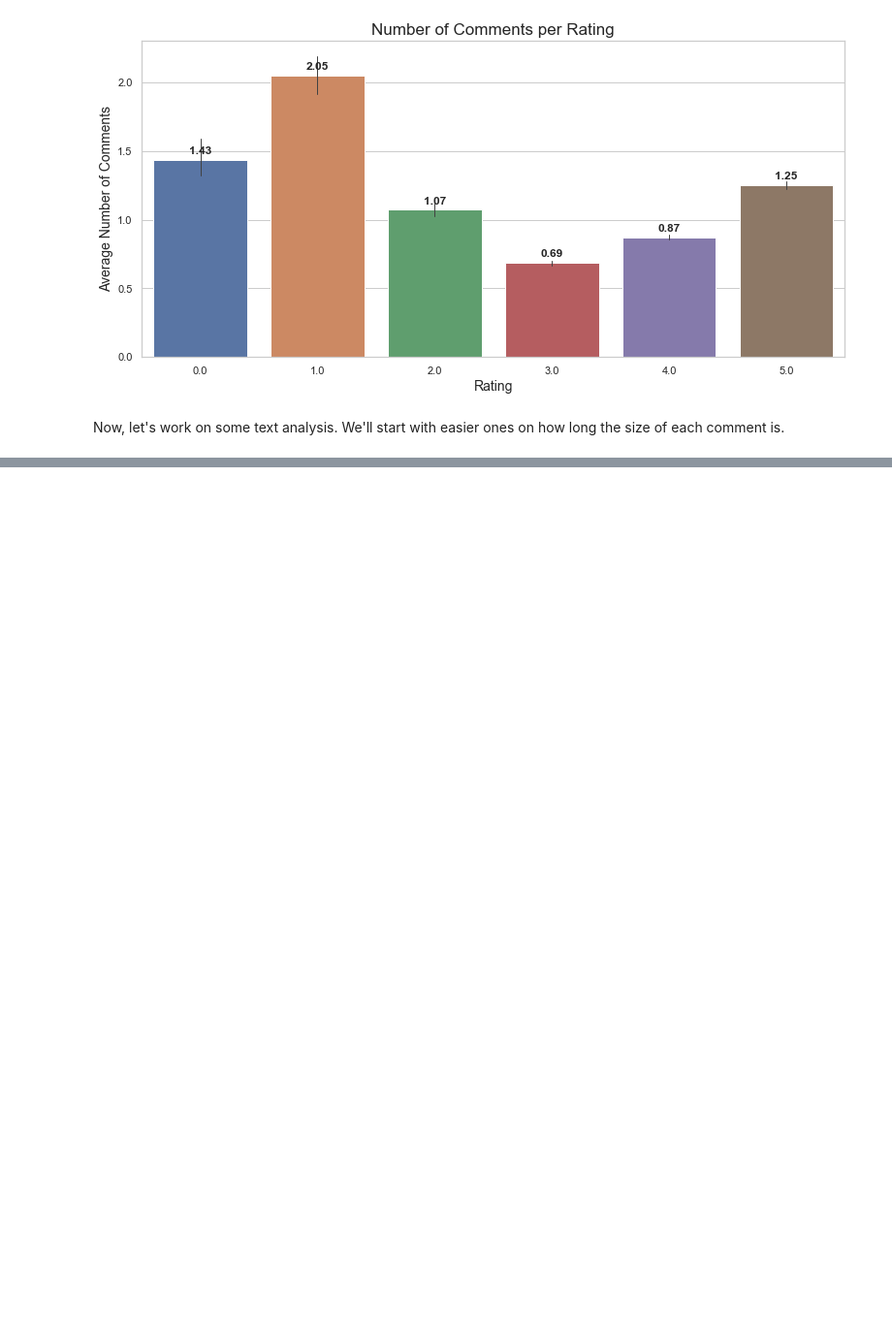
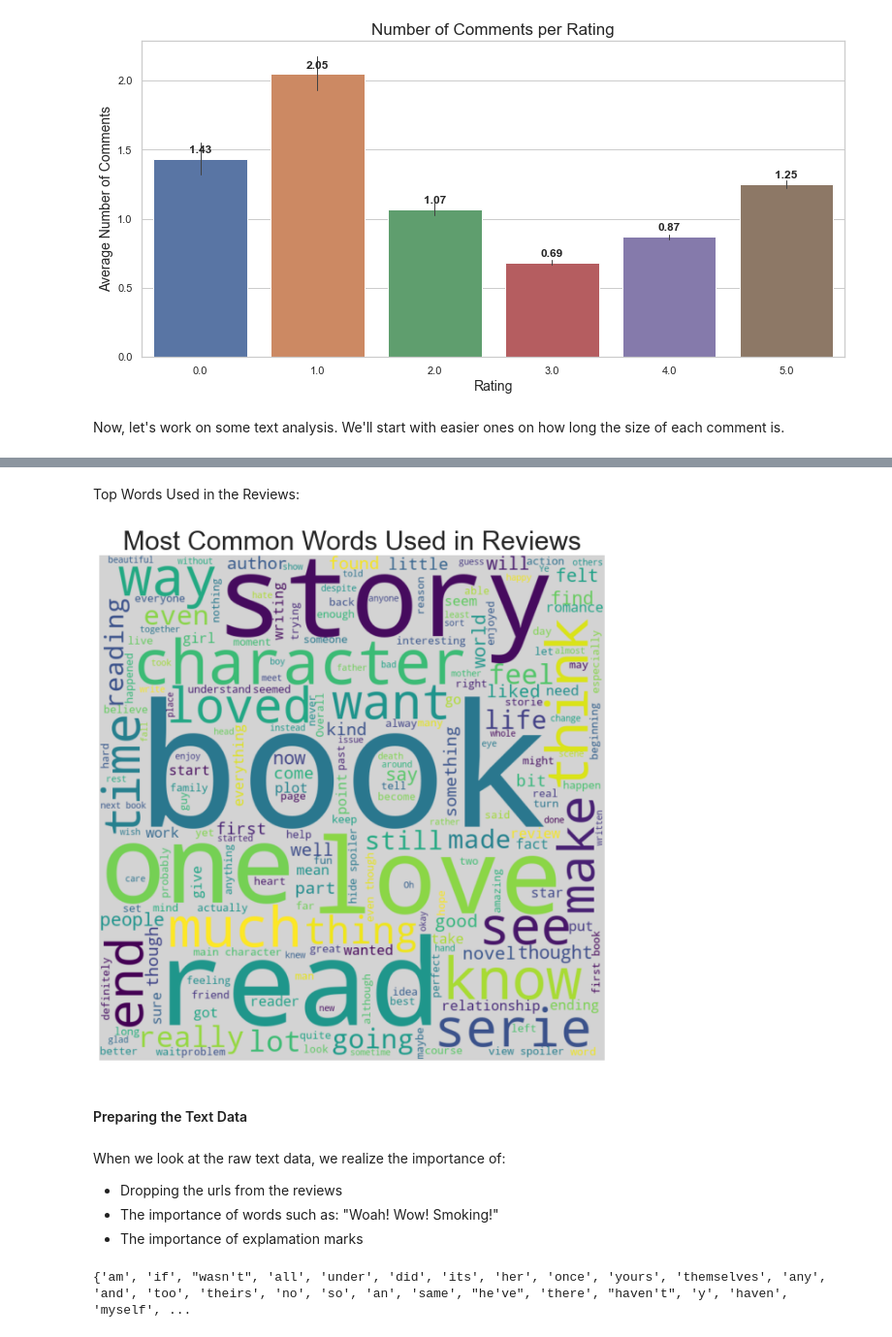
Before and after one commit to ghinwa-mj/Kaggle_Competition_Drafts, a Jupyter notebook: GoodReads_Kaggle_Competition.ipynb, the cells around one changed output, grey strips where cells are left out. Shown at 97% size. Drawn from its saved outputs; the diff is of its cells as text; code cells hidden in the pictures; blank space fills up the shorter version.

```diff
--- a/GoodReads_Kaggle_Competition.ipynb
+++ b/GoodReads_Kaggle_Competition.ipynb
@@ -198,0 +199,2 @@ Text(0.5, 1.0, 'Number of Votes per Rating')
+# %% [markdown]
+Top Words Used in the Reviews:
@@ -198,0 +203,62 @@ Text(0.5, 1.0, 'Number of Votes per Rating')
+# %%
+#Pick a random sample
+text = df_all.sample(frac = 0.1)['review_text']
+
+wordCloud = WordCloud(width = 800,
+                     height = 800,
+                     background_color = 'lightgrey',
+                     min_font_size = 10).generate("".join(text.values))
+
+plt.figure(figsize = (8, 8),
+          facecolor = None)
+
+plt.imshow(wordCloud, interpolation='bilinear')
+plt.axis("off")
+plt.tight_layout(pad = 0)
+plt.title("Most Common Words Used in Reviews",fontsize=30)
+plt.show()
+# %% [output]
+[figure, added]
+# %% [markdown]
+#### Preparing the Text Data
+# %% [markdown]
+When we look at the raw text data, we realize the importance of:
+- Dropping the urls from the reviews
+- The importance of words such as: "Woah! Wow! Smoking!"
+- The importance of explamation marks
+# %%
+#removing stopwords. Look through the stop words to make sure that in this specific context, you are not removing very useful information.
+import nltk
+from nltk.corpus import stopwords
+
+stop_words = set(stopwords.words('english'))
+
+#add words that aren't in the NLTK stopwords list
+stop_words = stop_words.union(["i've", "they've", "he've", "they're"])
+
+#remove words that are in NLTK stopwords list
+#not_stopwords = {"would", "should", "wouldn't", "shouldn't"}
+stop_words = set([word for word in stop_words if word not in {"would", "should", "wouldn't", "shouldn't"}])
+
+print(stop_words)
+
+
+
+#stopwrds = nltk.corpus.stopwords.words('english')
+#stopwrds.extend(new_stopwords)
+
+
+#I think words like wouldn't & won't and would are important because they may be significant in highlighting whether or not someone would "recommend" this book to another person
+#stopwords = set(stopwords.words('english'))
+
+#for i in ("i've", "they've", "he've", "they're"):
+#    stopwords.append(i)
+#stopwords = stopwords - set(("would", "should", "wouldn't", "shouldn't"))
+
+#stopwords = nltk.corpus.stopwords.words('english')
+#newStopWords = ['stopWord1','stopWord2']
+#stopwords.extend(newStopWords)
+
+#print(stopwords)
+# %% [output]
+{'am', 'if', "wasn't", 'all', 'under', 'did', 'its', 'her', 'once', 'yours', 'themselves', 'any', 'and', 'too', 'theirs', 'no', 'so', 'an', 'same', "he've", 'there', "haven't", 'y', 'haven', 'myself', ...
```
Also changed, not shown: parts of 18 cells of this notebook.
